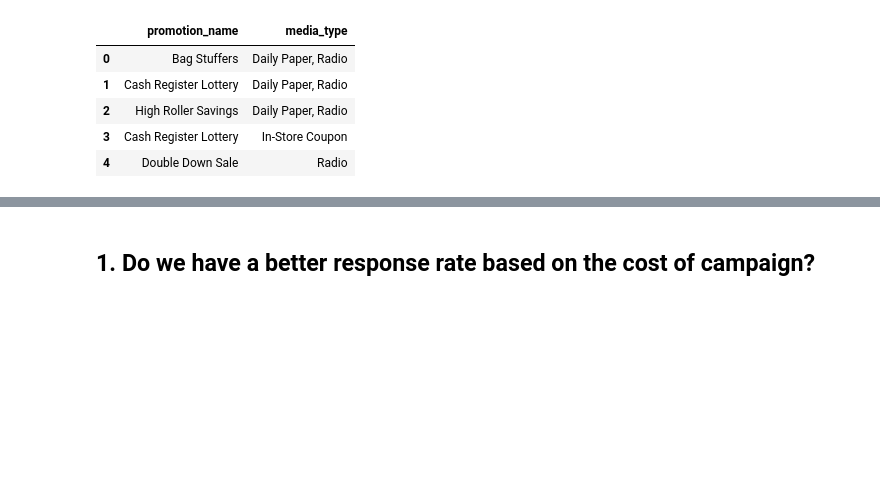
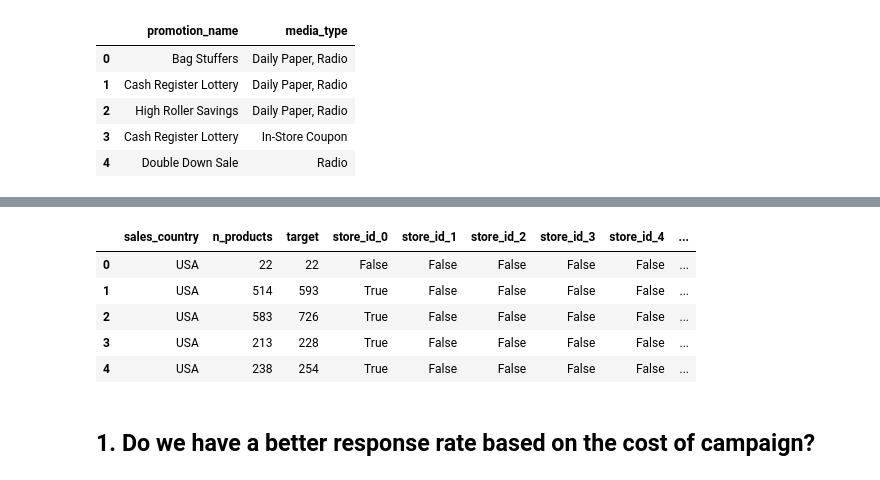
Before and after one commit to BenRoshan100/Customer-AcquisitionCost-Prediction, a Jupyter notebook: campaign_eda.ipynb, the cells around one changed output, grey strips where cells are left out. Drawn from its saved outputs; the diff is of its cells as text; code cells hidden in the pictures; blank space fills up the shorter version.

```diff
--- a/campaign_eda.ipynb
+++ b/campaign_eda.ipynb
@@ -189,3 +214,29 @@ promotion_data.head()
+# %%
+def drop_col_level(df, level=0):
+    df.columns = df.columns.droplevel(level=level)
+
+    return df
+
+modelling_data = (
+    cost_data.groupby(["promotion_id", "cost","sales_country"]).agg({
+        "store_id": [("store_id", lambda x: ",".join(map(str, x.unique()))), ("store_count", "nunique")],
+        "product_id": [("n_products", "nunique")],
+        "customer_id": [("target", "count")]
+    }).transform(drop_col_level).sort_index().reset_index().drop(columns="cost").query("store_count == 1").drop(columns="store_count").astype({"store_id": int})
+    .pipe(lambda x: pd.get_dummies(x, columns=["store_id"]))
+    .merge(promotion_data, left_on="promotion_id", right_index=True)
+    .merge(channel_data, left_on="media_type", right_index=True)
+    .drop(columns=["media_type", "promotion_id"])
+)
+
+modelling_data.head()
+# %% [output]
+|  | sales_country | n_products | target | store_id_0 | store_id_1 | store_id_2 | store_id_3 | store_id_4 | ... |
+| 0 | USA | 22 | 22 | False | False | False | False | False | ... |
+| 1 | USA | 514 | 593 | True | False | False | False | False | ... |
+| 2 | USA | 583 | 726 | True | False | False | False | False | ... |
+| 3 | USA | 213 | 228 | True | False | False | False | False | ... |
+| 4 | USA | 238 | 254 | True | False | False | False | False | ... |
 # %% [markdown]
 ## 1. Do we have a better response rate based on the cost of campaign?
 # %%
```
Also changed, not shown: parts of 5 cells of this notebook.
